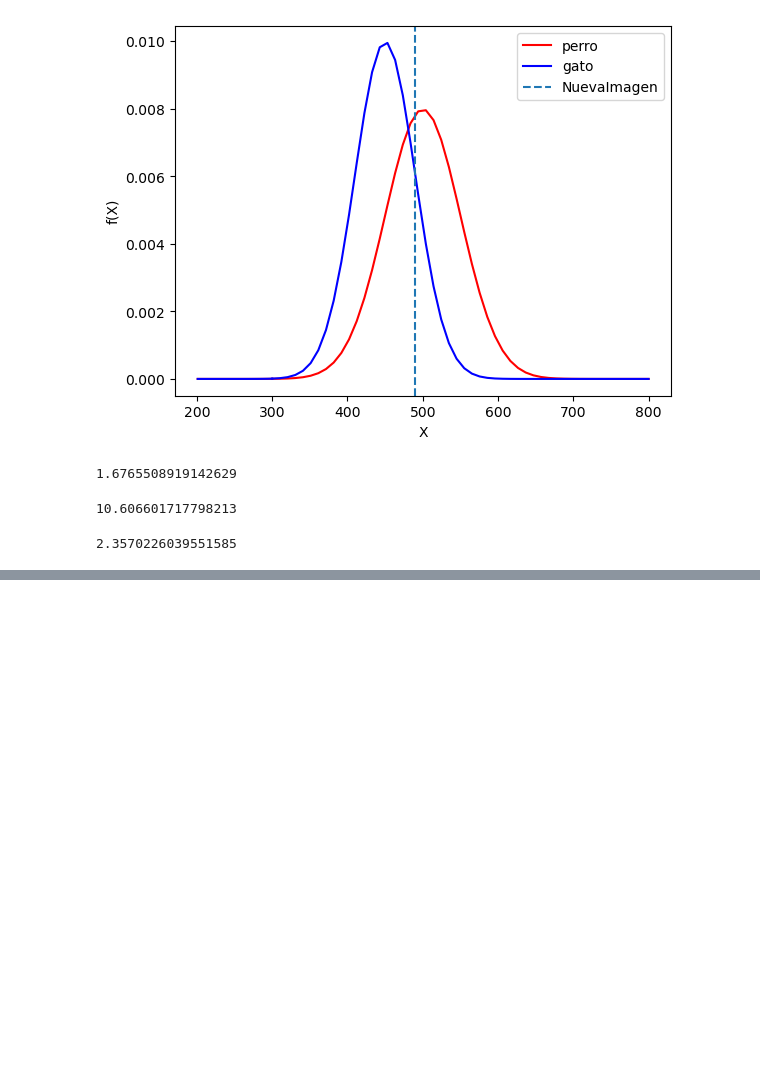
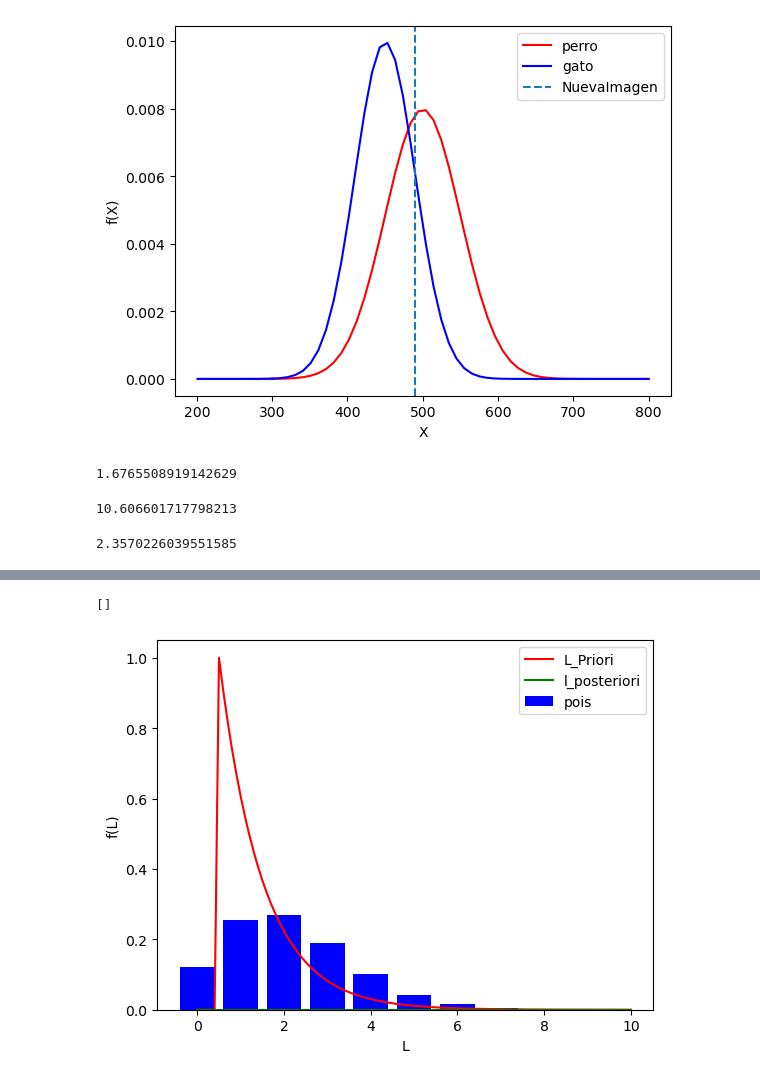
Before and after one commit to juanpsch/CEIA_ProbayEstadistica, a Jupyter notebook: TPs/Examen.ipynb, the cells around one changed output, grey strips where cells are left out. Drawn from its saved outputs; the diff is of its cells as text; code cells hidden in the pictures; blank space fills up the shorter version.

```diff
--- a/TPs/Examen.ipynb
+++ b/TPs/Examen.ipynb
@@ -51,0 +85,21 @@ np.sqrt(50)*1.5
+# %%
+
+l_priori = gamma(1,1/2)
+l_posteriori = gamma(213,100.5)
+pois = poisson(212/100)
+X = np.linspace(0, 10, 101)
+Y = np.arange(8)
+
+plt.plot(X, l_priori.pdf(X), color='r', label='L_Priori')
+plt.plot(X, l_posteriori.pdf(X), color='g', label='l_posteriori')
+plt.bar(Y, pois.pmf(Y), color='b', label='pois')
+
+handles, labels = plt.gca().get_legend_handles_labels()
+by_label = dict(zip(labels, handles))
+plt.legend(by_label.values(), by_label.keys())
+plt.xlabel("L")
+plt.ylabel("f(L)")
+plt.plot()
+# %% [output]
+[]
+[figure, added]
```
Also changed, not shown: parts of 2 cells of this notebook, 1 other file.
